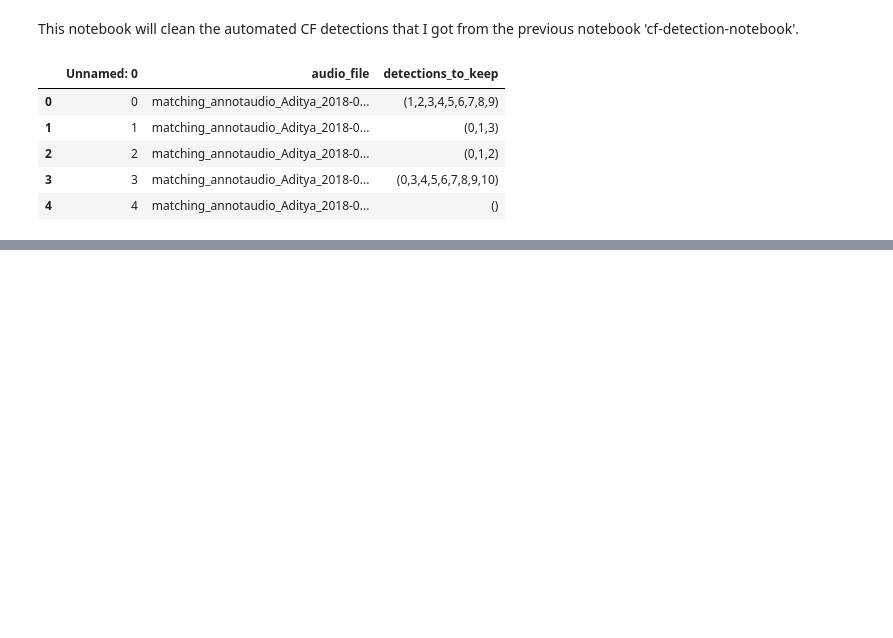
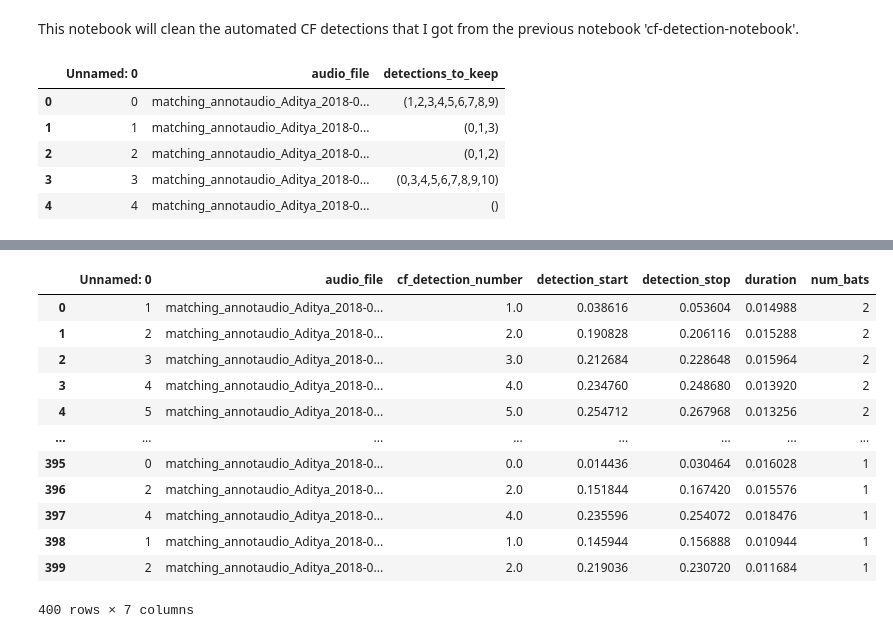
Before and after one commit to thejasvibr/mhbc-online, a Jupyter notebook: cf_alteration_analysis/cleaning-cf-detections.ipynb, the cells around one changed output, grey strips where cells are left out. Cells and saved outputs as stored; diff of their text form; code cells hidden in the pictures; blank space fills up the shorter version.

```diff
--- a/cf_alteration_analysis/cleaning-cf-detections.ipynb
+++ b/cf_alteration_analysis/cleaning-cf-detections.ipynb
@@ -53,0 +62,5 @@ list(map(lambda X: int(X), row['detections_to_keep'].replace('(','').replace(')'
+# %%
+df = pd.read_csv('../individual_call_analysis/analysis/one_call_per_row_2020-12-17.csv')
+# %%
+audiofile_numbats = df.loc[:,['video_annot_id','num_bats']]
+audiofile_numbats
@@ -53,0 +81,27 @@ list(map(lambda X: int(X), row['detections_to_keep'].replace('(','').replace(')'
+# %%
+def get_numbats(df, otherdf_with_numbats):
+    '''
+    '''
+    df['num_bats'] = 0
+
+    for i, (videoannot, numbats) in otherdf_with_numbats.iterrows():
+        add_prefix = 'matching_annotaudio_'+videoannot+'_hp'
+        rows_with_same_filename = df['audio_file']==add_prefix
+        df.loc[rows_with_same_filename,'num_bats'] = numbats
+    return df
+# %%
+get_numbats(verified_calls, audiofile_numbats)
+# %% [output]
+|  | Unnamed: 0 | audio_file | cf_detection_number | detection_start | detection_stop | duration | num_bats |
+| 0 | 1 | matching_annotaudio_Aditya_2018-0... | 1.0 | 0.038616 | 0.053604 | 0.014988 | 2 |
+| 1 | 2 | matching_annotaudio_Aditya_2018-0... | 2.0 | 0.190828 | 0.206116 | 0.015288 | 2 |
+| 2 | 3 | matching_annotaudio_Aditya_2018-0... | 3.0 | 0.212684 | 0.228648 | 0.015964 | 2 |
+| 3 | 4 | matching_annotaudio_Aditya_2018-0... | 4.0 | 0.234760 | 0.248680 | 0.013920 | 2 |
+| 4 | 5 | matching_annotaudio_Aditya_2018-0... | 5.0 | 0.254712 | 0.267968 | 0.013256 | 2 |
+| ... | ... | ... | ... | ... | ... | ... | ... |
+| 395 | 0 | matching_annotaudio_Aditya_2018-0... | 0.0 | 0.014436 | 0.030464 | 0.016028 | 1 |
+| 396 | 2 | matching_annotaudio_Aditya_2018-0... | 2.0 | 0.151844 | 0.167420 | 0.015576 | 1 |
+| 397 | 4 | matching_annotaudio_Aditya_2018-0... | 4.0 | 0.235596 | 0.254072 | 0.018476 | 1 |
+| 398 | 1 | matching_annotaudio_Aditya_2018-0... | 1.0 | 0.145944 | 0.156888 | 0.010944 | 1 |
+| 399 | 2 | matching_annotaudio_Aditya_2018-0... | 2.0 | 0.219036 | 0.230720 | 0.011684 | 1 |
+400 rows × 7 columns
```
Also changed, not shown: parts of 12 cells of this notebook, 2 other files.
